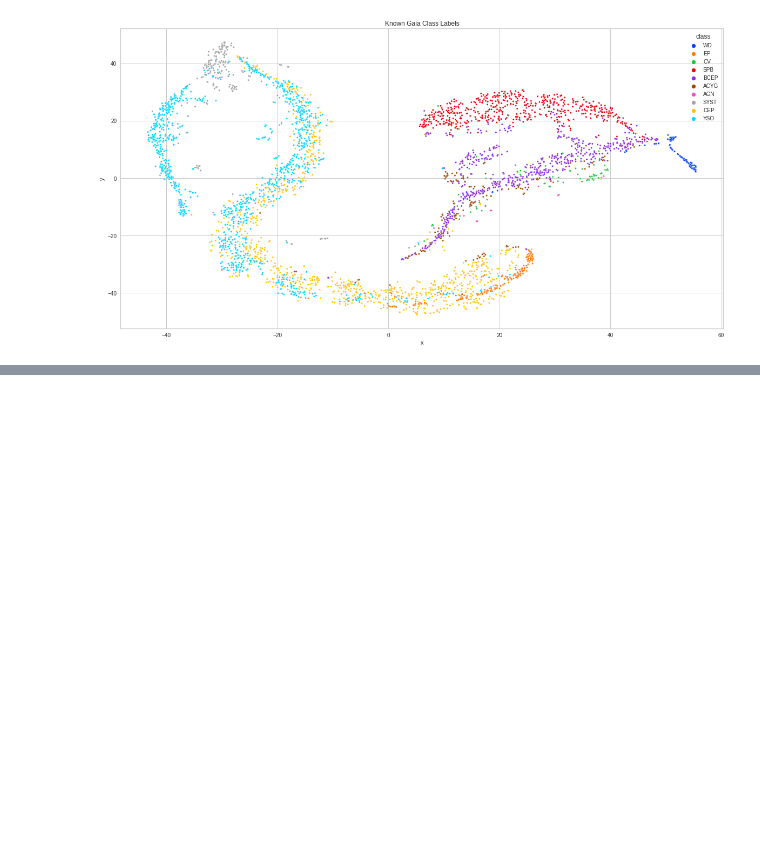
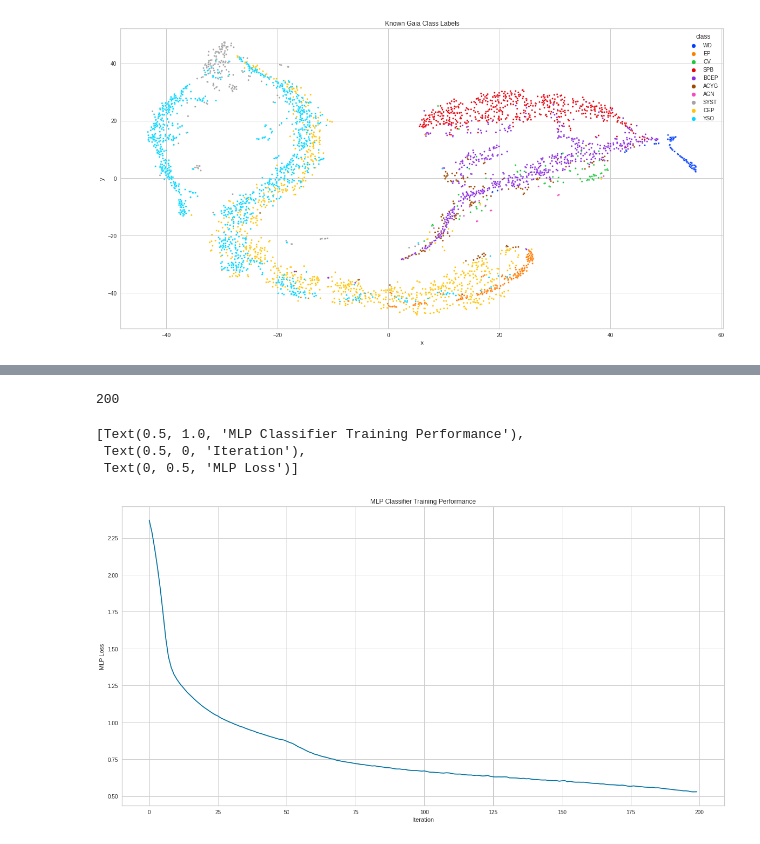
Before and after one commit to jt-ut/GaiaREU, a Jupyter notebook: GaiaREU-ML_v1.ipynb, the cells around one changed output, grey strips where cells are left out. Cells and saved outputs as stored; diff of their text form; code cells hidden in the pictures; blank space fills up the shorter version.

```diff
--- a/GaiaREU-ML_v1.ipynb
+++ b/GaiaREU-ML_v1.ipynb
@@ -450,7 +453,7 @@ Each source in our Gaia dataset has auxiliary information associated with it whi
 Let's download our data labels, called class labels, and inspect them. To start, we'd like to know what types of stars are known to exist in our dataset, and how many of each type we have.
 # %%
 ## Download Gaia labels
-class_label = pd.read_csv('https://raw.githubusercontent.com/jt-ut/GaiaREU/main/GaiaREU_class-name.csv', header=None)
+class_label = pd.read_csv('https://raw.githubusercontent.com/jt-ut/GaiaREU/main/GaiaREU_class-name.csv', header=None)[0]
 # Ensure we have a label for each source
 print(flux.shape)
 print(class_label.shape)
@@ -506,0 +552,4 @@ Do you think the position of each class on the embedding, relative to others, re
+# %%
+## Multi-Layer Perceptron Classfier
+mlp = MLPClassifier(solver='adam', hidden_layer_sizes=(20, 5), random_state=123, verbose=True)
+mlp.fit(flux, class_label)
@@ -506,0 +575,11 @@ Do you think the position of each class on the embedding, relative to others, re
+# %%
+len(mlp.loss_curve_)
+# %% [output]
+200
+# %%
+sns.lineplot(x=range(len(mlp.loss_curve_)), y=mlp.loss_curve_).set(title='MLP Classifier Training Performance', xlabel='Iteration', ylabel='MLP Loss')
+# %% [output]
+[Text(0.5, 1.0, 'MLP Classifier Training Performance'),
+ Text(0.5, 0, 'Iteration'),
+ Text(0, 0.5, 'MLP Loss')]
+[figure, added]
```
Also changed, not shown: parts of 11 cells of this notebook.
